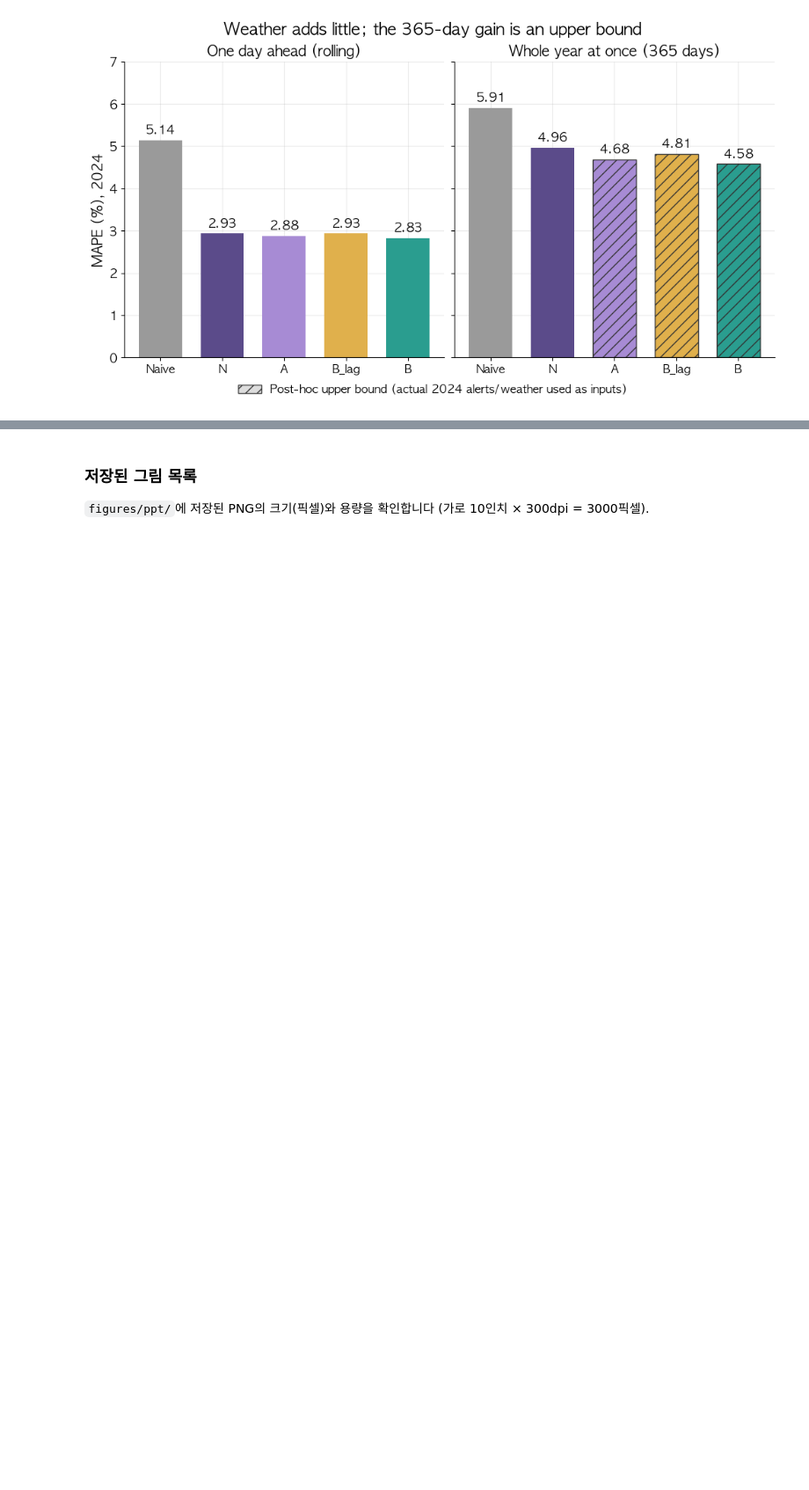
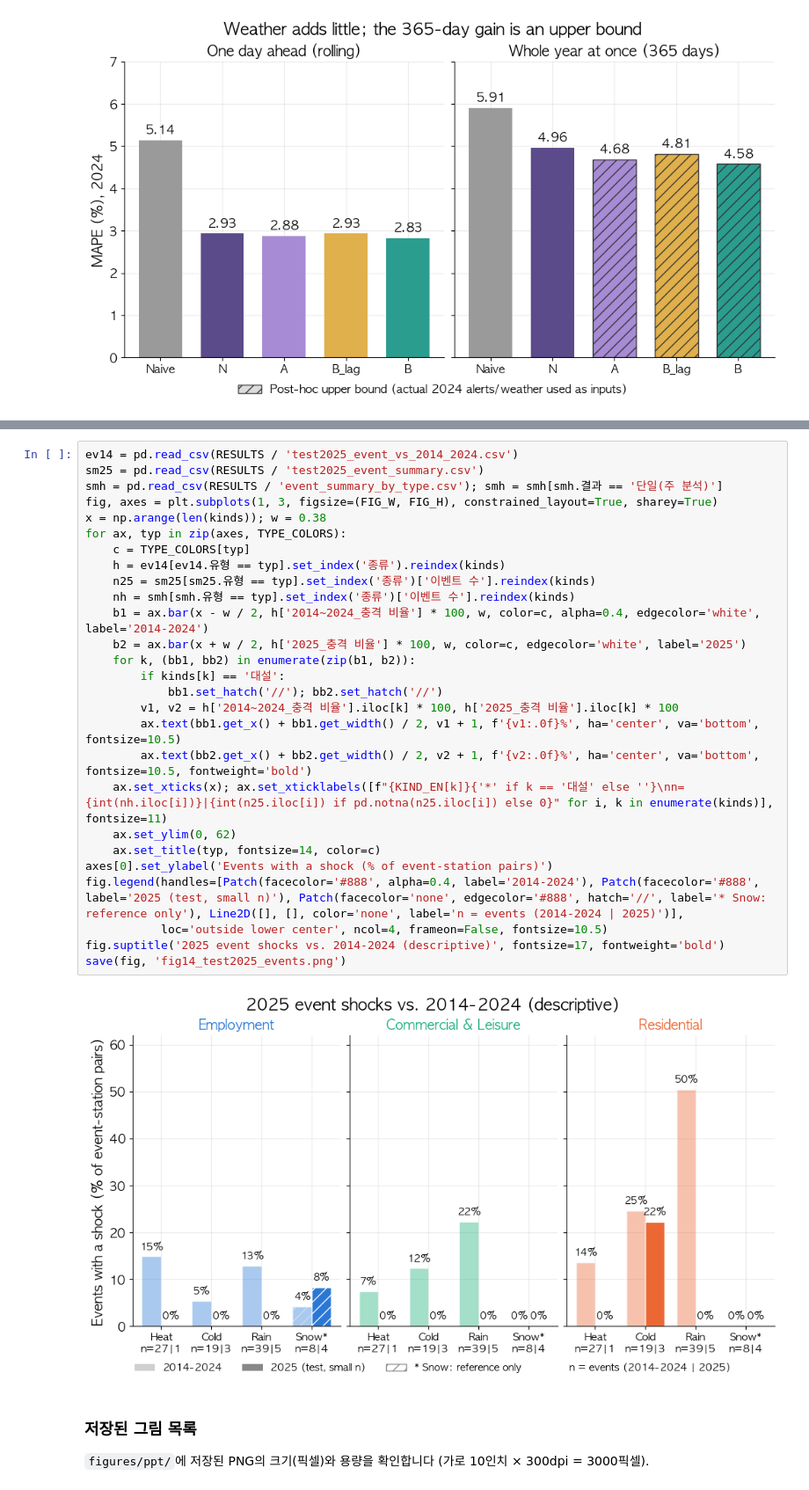
Before and after one commit to Eui-seung/TimeSeries, a Jupyter notebook: notebooks/06_figures_ppt.ipynb, the cells around one changed output, grey strips where cells are left out. Shown at 88% size. Saved outputs shown, nothing was run; the diff lists cells and outputs as text; blank space fills up the shorter version.

```diff
--- a/notebooks/06_figures_ppt.ipynb
+++ b/notebooks/06_figures_ppt.ipynb
@@ -477,3 +508,32 @@ save(fig, 'fig12_model_compare_two_ways.png')
+# %%
+ev14 = pd.read_csv(RESULTS / 'test2025_event_vs_2014_2024.csv')
+sm25 = pd.read_csv(RESULTS / 'test2025_event_summary.csv')
+smh = pd.read_csv(RESULTS / 'event_summary_by_type.csv'); smh = smh[smh.결과 == '단일(주 분석)']
+fig, axes = plt.subplots(1, 3, figsize=(FIG_W, FIG_H), constrained_layout=True, sharey=True)
+x = np.arange(len(kinds)); w = 0.38
+for ax, typ in zip(axes, TYPE_COLORS):
+    c = TYPE_COLORS[typ]
+    h = ev14[ev14.유형 == typ].set_index('종류').reindex(kinds)
+    n25 = sm25[sm25.유형 == typ].set_index('종류')['이벤트 수'].reindex(kinds)
+    nh = smh[smh.유형 == typ].set_index('종류')['이벤트 수'].reindex(kinds)
+    b1 = ax.bar(x - w / 2, h['2014~2024_충격 비율'] * 100, w, color=c, alpha=0.4, edgecolor='white', label='2014-2024')
+    b2 = ax.bar(x + w / 2, h['2025_충격 비율'] * 100, w, color=c, edgecolor='white', label='2025')
+    for k, (bb1, bb2) in enumerate(zip(b1, b2)):
+        if kinds[k] == '대설':
+            bb1.set_hatch('//'); bb2.set_hatch('//')
+        v1, v2 = h['2014~2024_충격 비율'].iloc[k] * 100, h['2025_충격 비율'].iloc[k] * 100
+        ax.text(bb1.get_x() + bb1.get_width() / 2, v1 + 1, f'{v1:.0f}%', ha='center', va='bottom', fontsize=10.5)
+        ax.text(bb2.get_x() + bb2.get_width() / 2, v2 + 1, f'{v2:.0f}%', ha='center', va='bottom', fontsize=10.5, fontweight='bold')
+    ax.set_xticks(x); ax.set_xticklabels([f"{KIND_EN[k]}{'*' if k == '대설' else ''}\nn={int(nh.iloc[i])}|{int(n25.iloc[i]) if pd.notna(n25.iloc[i]) else 0}" for i, k in enumerate(kinds)], fontsize=11)
+    ax.set_ylim(0, 62)
+    ax.set_title(typ, fontsize=14, color=c)
+axes[0].set_ylabel('Events with a shock (% of event-station pairs)')
+fig.legend(handles=[Patch(facecolor='#888', alpha=0.4, label='2014-2024'), Patch(facecolor='#888', label='2025 (test, small n)'), Patch(facecolor='none', edgecolor='#888', hatch='//', label='* Snow: reference only'), Line2D([], [], color='none', label='n = events (2014-2024 | 2025)')],
+           loc='outside lower center', ncol=4, frameon=False, fontsize=10.5)
+fig.suptitle('2025 event shocks vs. 2014-2024 (descriptive)', fontsize=17, fontweight='bold')
+save(fig, 'fig14_test2025_events.png')
+# %% [output]
+[figure, added]
 # %% [markdown]
 ### 저장된 그림 목록
 
```
Also changed, not shown: parts of 5 cells of this notebook, 5 other files.
